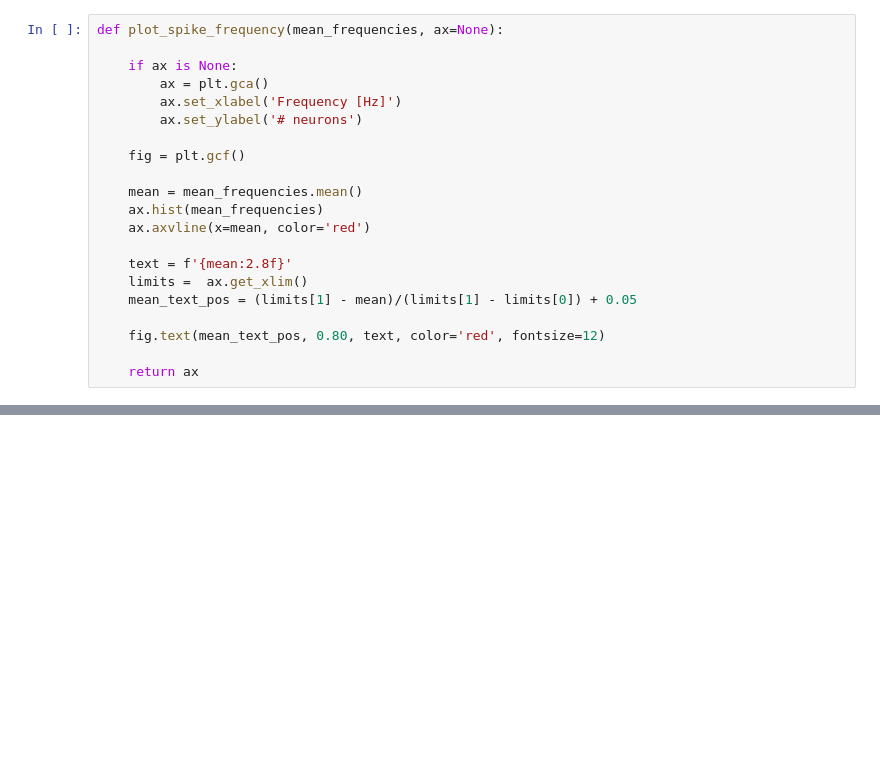
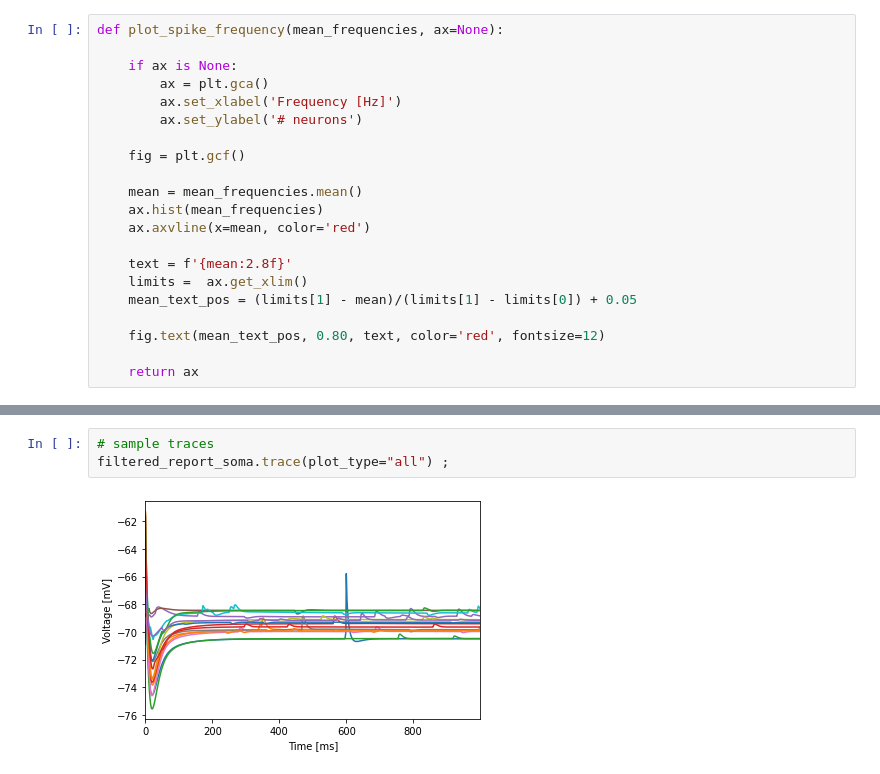
Before and after one commit to BlueBrain/MOOC-hippocampus-network-simulation-2019, a Jupyter notebook: notebooks/basic_simulation_analysis.ipynb, the cells around one changed output, grey strips where cells are left out. Drawn from its saved outputs; the diff is of its cells as text; blank space fills up the shorter version.

```diff
--- a/notebooks/basic_simulation_analysis.ipynb
+++ b/notebooks/basic_simulation_analysis.ipynb
@@ -89,0 +165,5 @@ HTML(anim.to_html5_video())
+# %%
+# sample traces
+filtered_report_soma.trace(plot_type="all") ;
+# %% [output]
+[figure, added]
```
Also changed, not shown: parts of 18 cells of this notebook.
